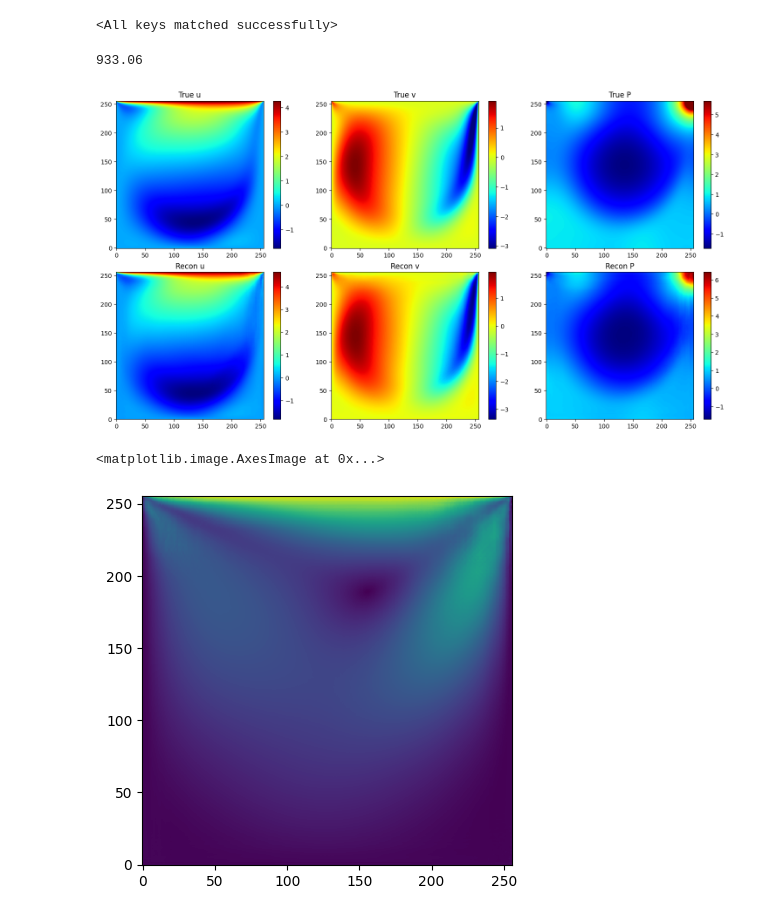
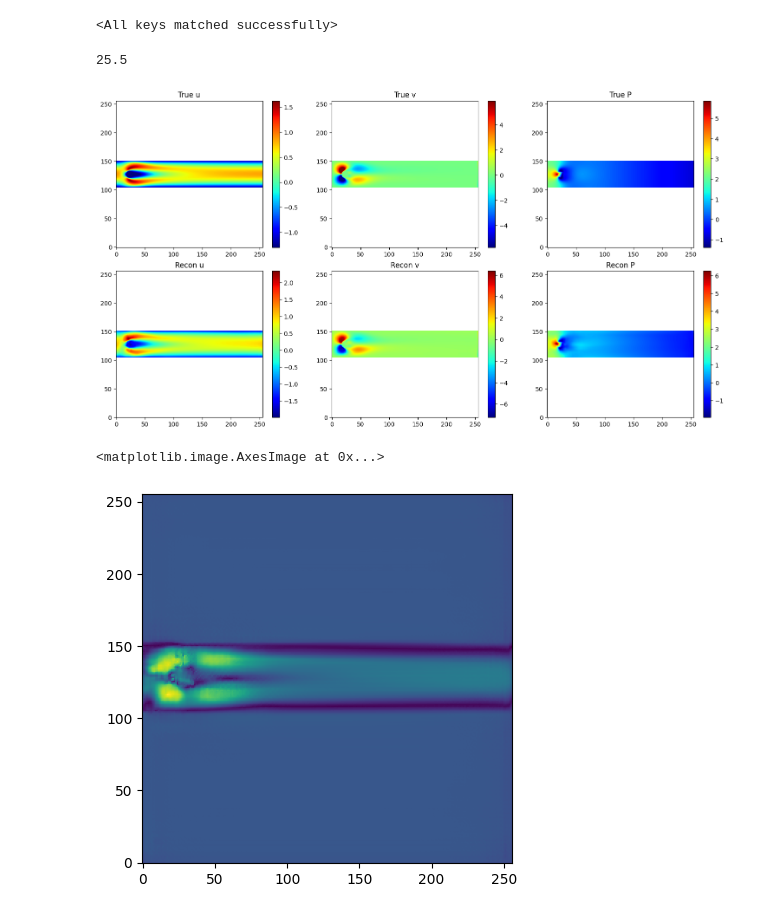
Before and after one commit to Mafaz03/CFD_DiT, a Jupyter notebook: inference/task1.ipynb, the cells around one changed output. Saved outputs shown, nothing was run; the diff lists cells and outputs as text; code cells hidden in the pictures.

```diff
--- a/inference/task1.ipynb
+++ b/inference/task1.ipynb
@@ -23,7 +23,7 @@ import json
 with open("../config/config.json", "r") as file:
     config = json.load(file)
 # %%
-dataset    = dataset_cfd.dataset_csv(folder = f"{ROOT}/Data/Problems/Lid_Driven_domain", meta = "Lid_Driven")
+dataset    = dataset_cfd.dataset_csv(folder = f"{ROOT}/Data/Problems/Flow_Past_Cylinder_domain", meta = "Flow_Past_Cylinder")
 dataloader = DataLoader(dataset, batch_size = 1, shuffle=True, num_workers=2)
 # %%
 device = "cuda" if torch.cuda.is_available() else "cpu"
@@ -39,45 +40,45 @@ vae.load_state_dict(torch.load(f"{ROOT}/models/VAE.pth", map_location = device))
 images, numbers, mask = next(iter(dataloader))
 true_number = numbers[0].item()      # already normalized, matches training distribution
 # %%
-(true_number * config["Stats"]["Lid_Driven"]['Re_Std'])+config["Stats"]["Lid_Driven"]['Re_Mean']
+(true_number * config["Stats"]["Flow_Past_Cylinder"]['Re_Std'])+config["Stats"]["Flow_Past_Cylinder"]['Re_Mean']
 # %% [output]
-933.06
+25.5
 # %%
 with torch.no_grad():
     mu, logvar = vae.encode(images.to(device))
     recon = vae.decode(mu)
 
 idx = 0
 true_np  = images[idx].detach().cpu().numpy()
 recon_np = recon[idx].detach().cpu().numpy()
 
 channel_names = ["u", "v", "P"]
 
 fig, axes = plt.subplots(2, 3, figsize=(15, 8))
 
 for i, name in enumerate(channel_names):
     vmin_true = true_np[i].min()
     vmax_true = true_np[i].max()
 
     vmin_recon = recon_np[i].min()
     vmax_recon = recon_np[i].max()
 
-    a = axes[0, i].imshow(true_np[i], cmap="jet", vmin=vmin_true, vmax=vmax_true, origin = "lower")
+    a = axes[0, i].imshow(np.where(mask[0].numpy().astype("bool"), true_np[i], np.nan), cmap="jet", vmin=vmin_true, vmax=vmax_true, origin = "lower")
     axes[0, i].set_title(f"True {name}")
     fig.colorbar(a, ax=axes[0, i])
 
-    b = axes[1, i].imshow(recon_np[i], cmap="jet", vmin=vmin_recon, vmax=vmax_recon, origin = "lower")
+    b = axes[1, i].imshow(np.where(mask[0].numpy().astype("bool"), recon_np[i], np.nan), cmap="jet", vmin=vmin_recon, vmax=vmax_recon, origin = "lower")
     axes[1, i].set_title(f"Recon {name}")
     fig.colorbar(b, ax=axes[1, i])
 
 plt.tight_layout()
 plt.show()
 # %% [output]
-[figure, old version]
+[figure, new version]
 # %%
 mag = ((recon_np[0]**2) + (recon_np[1]**2))**0.5
 # %%
 plt.imshow(mag, origin = "lower")
 # %% [output]
 <matplotlib.image.AxesImage at 0x...>
-[figure, old version]
+[figure, new version]
```
Also changed, not shown: parts of 1 cell of this notebook, 54 other files.
